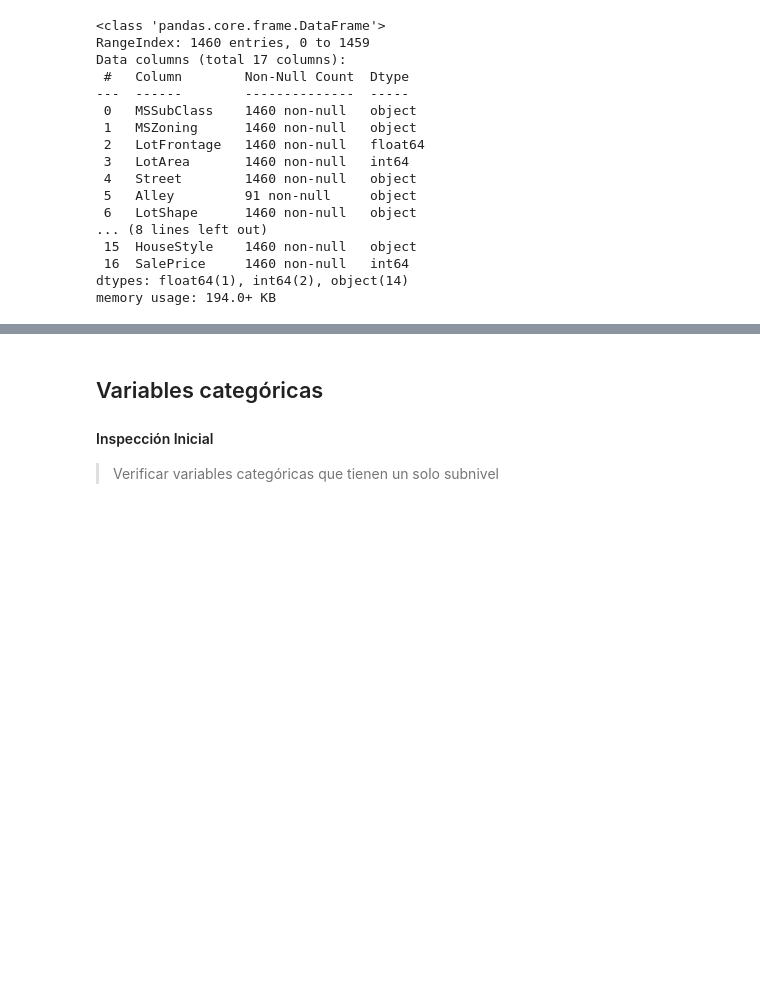
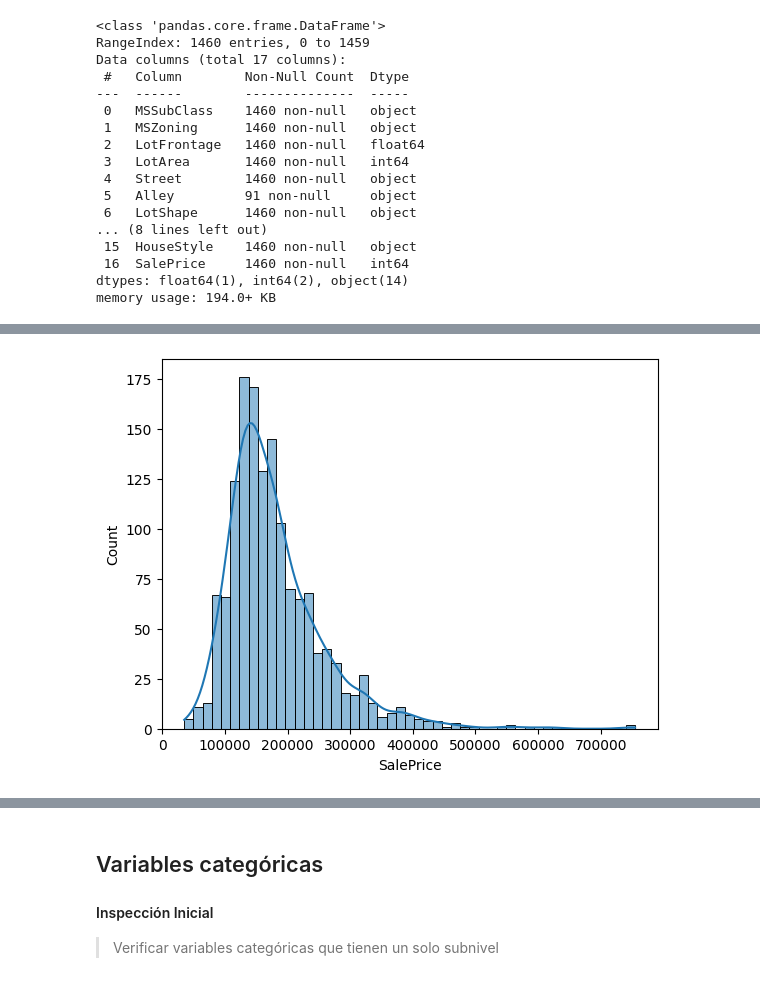
Before and after one commit to Club-CIAP/PreCIAP_2PAO_2025_Grupo2, a Jupyter notebook: notebooks/1.1-gts-data_cleaning.ipynb, the cells around one changed output, grey strips where cells are left out. Saved outputs shown, nothing was run; the diff lists cells and outputs as text; code cells hidden in the pictures; blank space fills up the shorter version.

```diff
--- a/notebooks/1.1-gts-data_cleaning.ipynb
+++ b/notebooks/1.1-gts-data_cleaning.ipynb
@@ -262,0 +289,6 @@ memory usage: 194.0+ KB
+# %%
+#kde dibuja una curva suave alrededor del histograma
+sns.histplot(df['SalePrice'], kde=True)
+plt.show()
+# %% [output]
+[figure, added]
```
Also changed, not shown: parts of 10 cells of this notebook.
